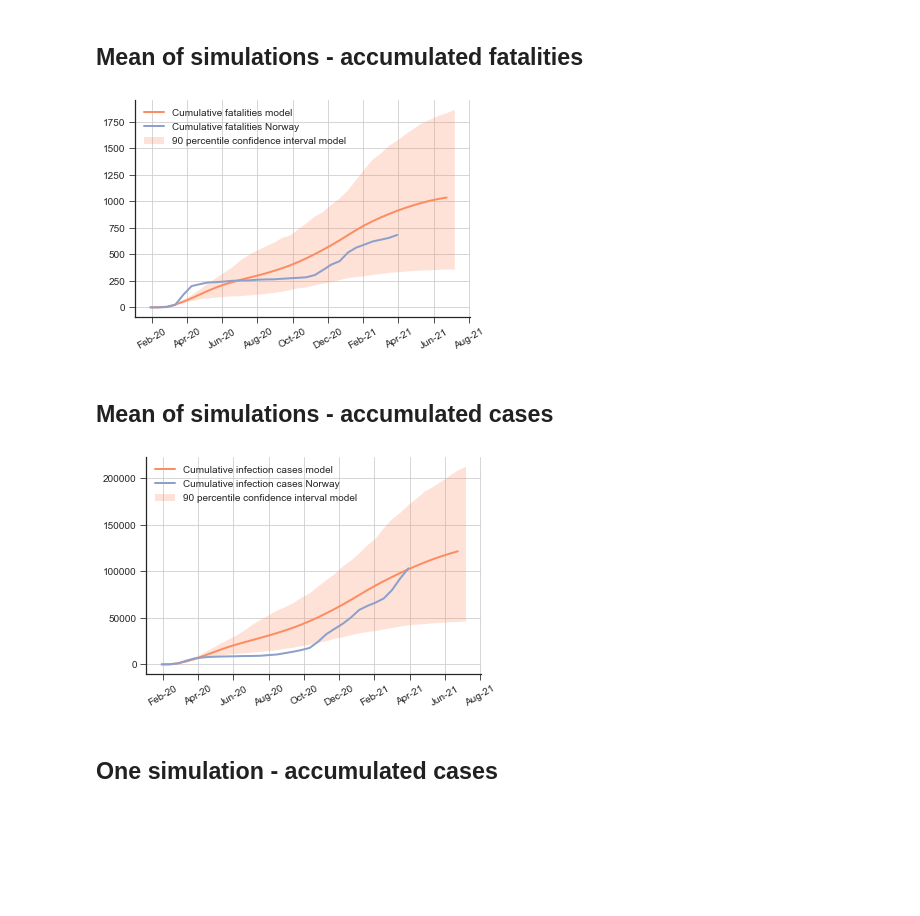
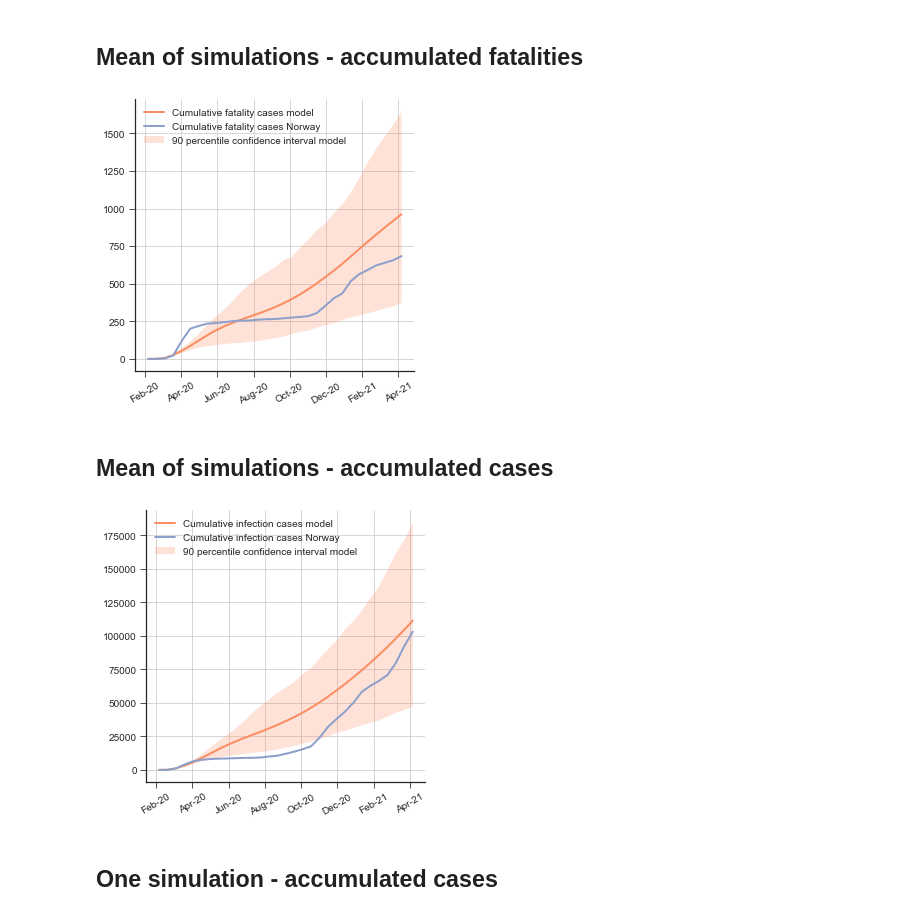
Before and after one commit to bendiknordeng/Epidemiologic-Strategies, a Jupyter notebook: notebooks/peder_computational_study.ipynb, the cells around one changed output. Drawn from its saved outputs; the diff is of its cells as text; code cells hidden in the pictures; blank space fills up the shorter version.

```diff
--- a/notebooks/peder_computational_study.ipynb
+++ b/notebooks/peder_computational_study.ipynb
@@ -218,52 +218,52 @@ color_2 = 2
 df = pd.read_csv('../data/waves/world_daily_cases.csv')
 df = df[df.country == "Norway"].fillna(0)
 
-policy = all_policies[0]
+policy = 'NIPH Policy'
 dates = all_data[policy][14]
 [deaths_mean_cumulative, u_percentile_deaths_cum, l_percentile_deaths_cum, infected_mean_cumulative, u_percentile_infected_cum, l_percentile_infected_cum , deaths_cumulative, infected_cumulative] = all_data[policy][17]
 
 plt.style.use('seaborn-ticks')
-restrict_to_real_data_length = False
+restrict_to_real_data_length = True
 max_weeks_real_data = int(62/2)
-fig, ax = plt.subplots(1)
+fig, ax = plt.subplots(1, figsize=(5,5))
 
 if restrict_to_real_data_length:
     ax.plot(dates[:max_weeks_real_data], deaths_mean_cumulative[:max_weeks_real_data], lw=2, label='Cumulative fatality cases model', color=colors[color_1])
     ax.plot(dates[:max_weeks_real_data], df.cumulative_total_deaths.to_numpy(dtype=int)[:max_weeks_real_data*14:14], lw=2, label='Cumulative fatality cases Norway', color=colors[color_2])
     ax.fill_between(dates[:max_weeks_real_data], u_percentile_deaths_cum[:max_weeks_real_data], l_percentile_deaths_cum[:max_weeks_real_data], facecolor=colors[color_1], alpha=0.25, label='90 percentile confidence interval model')
 
 else:
     ax.plot(dates[:-1], deaths_mean_cumulative[:-1], lw=2, label='Cumulative fatalities model', color=colors[color_1])
     ax.plot(dates[:max_weeks_real_data], df.cumulative_total_deaths.to_numpy(dtype=int)[:max_weeks_real_data*14:14], lw=2, label='Cumulative fatalities Norway', color=colors[color_2])
     ax.fill_between(dates, u_percentile_deaths_cum, l_percentile_deaths_cum, facecolor=colors[color_1], alpha=0.25, label='90 percentile confidence interval model')
 
 ax.legend(loc='upper left')
 # Format the date into months & days
 plt.gca().xaxis.set_major_formatter(mdates.DateFormatter('%b-%y'))
 # Change the tick interval
 plt.gca().xaxis.set_major_locator(mdates.DayLocator(interval=60))
 # Puts x-axis labels on an angle
 plt.gca().xaxis.set_tick_params(rotation =30)
 ax.spines['right'].set_visible(False)
 ax.spines['top'].set_visible(False)
 ax.grid()
 fig.savefig("../plots/computational_study/norwegian_numbers_comparison_objective/mean_match_deaths.png", bbox_inches='tight', dpi=150)
 # %% [output]
-[figure, old version]
+[figure, new version]
 # %% [markdown]
 ## Mean of simulations - accumulated cases
 # %%
 plt.style.use('seaborn-ticks')
 
-policy = all_policies[0]
+policy = 'NIPH Policy'
 dates = all_data[policy][14]
 [deaths_mean_cumulative, u_percentile_deaths_cum, l_percentile_deaths_cum, infected_mean_cumulative, u_percentile_infected_cum, l_percentile_infected_cum , deaths_cumulative, infected_cumulative] = all_data[policy][17]
 
-restrict_to_real_data_length = False
+restrict_to_real_data_length = True
 max_weeks_real_data = int(62/2)
 sim = 1
 
-fig, ax = plt.subplots(1)
+fig, ax = plt.subplots(1, figsize=(5,5))
 #ax.plot(dates, deaths_mean, lw=2, label='Deaths model', color='blue')
 if restrict_to_real_data_length:
     ax.plot(dates[:max_weeks_real_data], infected_mean_cumulative[:max_weeks_real_data], lw=2, label='Cumulative infection cases model', color=colors[color_1])
@@ -287,7 +287,7 @@ ax.spines['top'].set_visible(False)
 ax.grid()
 fig.savefig("../plots/computational_study/norwegian_numbers_comparison_objective/mean_match_cases.png", bbox_inches='tight', dpi=150)
 # %% [output]
-[figure, old version]
+[figure, new version]
 # %% [markdown]
 ## One simulation - accumulated cases
 # %%
```
Also changed, not shown: parts of 5 cells of this notebook.
